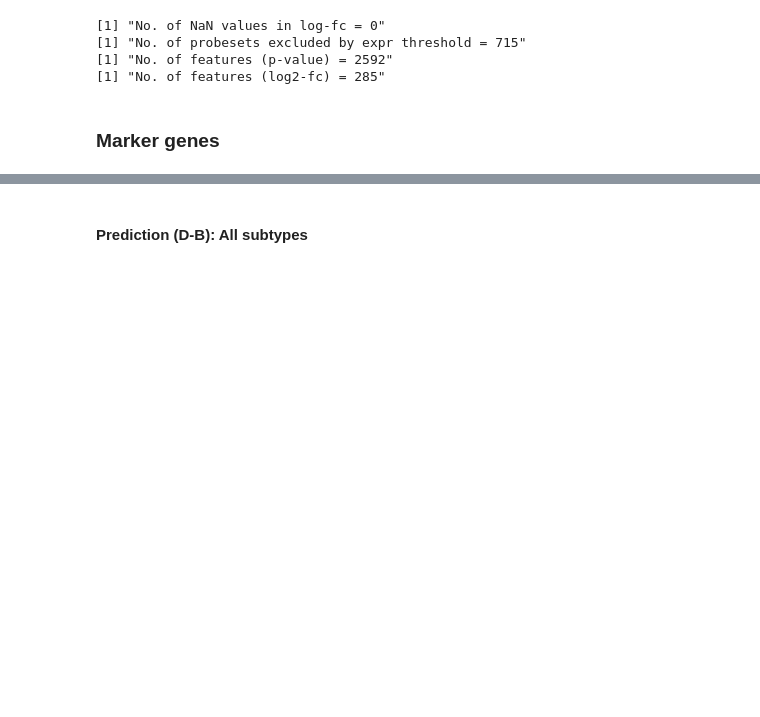
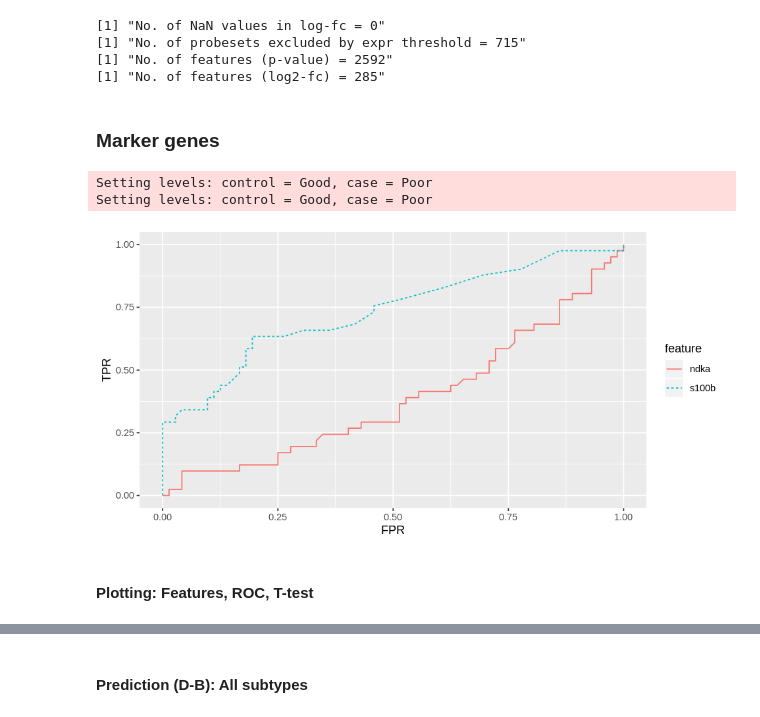
Before and after one commit to dblux/relapse_prediction, a Jupyter notebook: sandbox-hyperdiploid.ipynb, the cells around one changed output, grey strips where cells are left out. Cells and saved outputs as stored; diff of their text form; code cells hidden in the pictures; blank space fills up the shorter version.

```diff
--- a/sandbox-hyperdiploid.ipynb
+++ b/sandbox-hyperdiploid.ipynb
@@ -2582,11 +2577,3 @@ print(top_pvalue)
 1.529117e-37 4.392210e-37 4.416706e-37 5.409787e-37 6.396925e-37 1.244301e-36
    204623_at    205624_at
 2.218305e-36 3.987845e-36
-# %%
-ps_idx <- ps_pvalue # Top 50 ps by pvalue
-
-subtype <- "Hyperdiploid"
-# wpath <- "~/Dropbox/temp/vectors-Hyperdiploid.pdf"
-vectors <- plot_vectors4(qnorm_yeoh[ps_idx,], metadata_df,
-                         qnorm_mile[ps_idx,], metadata_mile)
-vectors
@@ -3708,0 +3969,56 @@ plotPrediction <- function(results, metadata_df, yeoh_label) {
+# %%
+#' @param y vector of labels
+#' @param list_x list of vectors containing prediction scores
+#' @param bigger.positive logical vector indicating if bigger
+#' values have positive labels (e.g. relapse)
+plot_proc <- function(y, list_x, x_names, bigger.positive) {
+  n <- length(list_x)
+  colours <- ggplot_palette(n)
+  names(colours) <- x_names
+  directions <- ifelse(bigger.positive, "<", ">") # TRUE: controls "<" cases
+
+  roc_obj <- roc(y, list_x[[1]],
+                 direction = directions[1],
+                 ret = "coords")
+  roc_df <- data.frame(
+    FPR = 1 - roc_obj$specificities,
+    TPR = roc_obj$sensitivities
+  )
+
+  nrow1 <- nrow(roc_df)
+  roc_ord <- roc_df[nrow1:1,] # reverse order of df
+
+  gen_addon <- function(i) {
+    roc_obj <- roc(y, list_x[[i]],
+                   direction = directions[i],
+                   ret = "coords")
+    roc_df <- data.frame(
+      FPR = 1 - roc_obj$specificities,
+      TPR = roc_obj$sensitivities
+    )
+
+    return(roc_df[nrow(roc_df):1,])
+  }
+
+  roc_dfs <- lapply(seq(2, n), gen_addon)
+  nrows <- sapply(roc_dfs, nrow)
+  all_df <- rbind(roc_ord, do.call(rbind, roc_dfs))
+  nrows_all <- c(nrow1, nrows)
+  feature <- rep(x_names, nrows_all)
+  plot_df <- cbind(feature, all_df)
+
+  ax_roc <- ggplot(plot_df,
+                   aes(FPR, TPR, col = feature, lty = feature),
+                   lwd = 3) +
+    geom_line()
+
+  return(ax_roc)
+}
+
+x_names <- c("s100b", "ndka")
+ax_roc <- plot_proc(aSAH$outcome, aSAH[,x_names], x_names, c(T,F))
+ax_roc
+# %% [output]
+Setting levels: control = Good, case = Poor
+Setting levels: control = Good, case = Poor
+[figure, added]
@@ -3830,0 +4478,2 @@ splitSubtype <- function(X, metadata_df) {
+# %% [markdown]
+#### Plotting: Features, ROC, T-test
```
Also changed, not shown: parts of 36 cells of this notebook, 2 other files.
